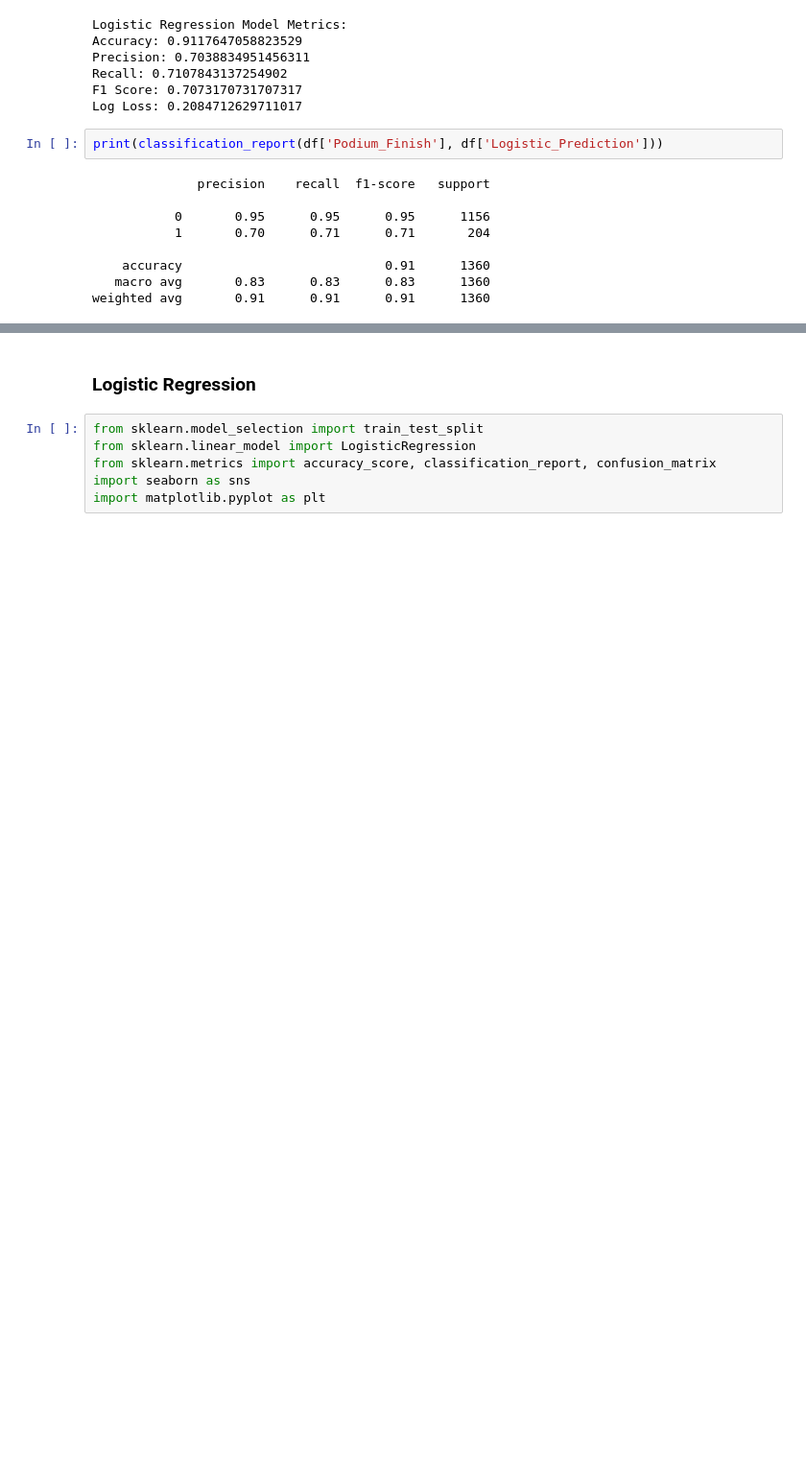
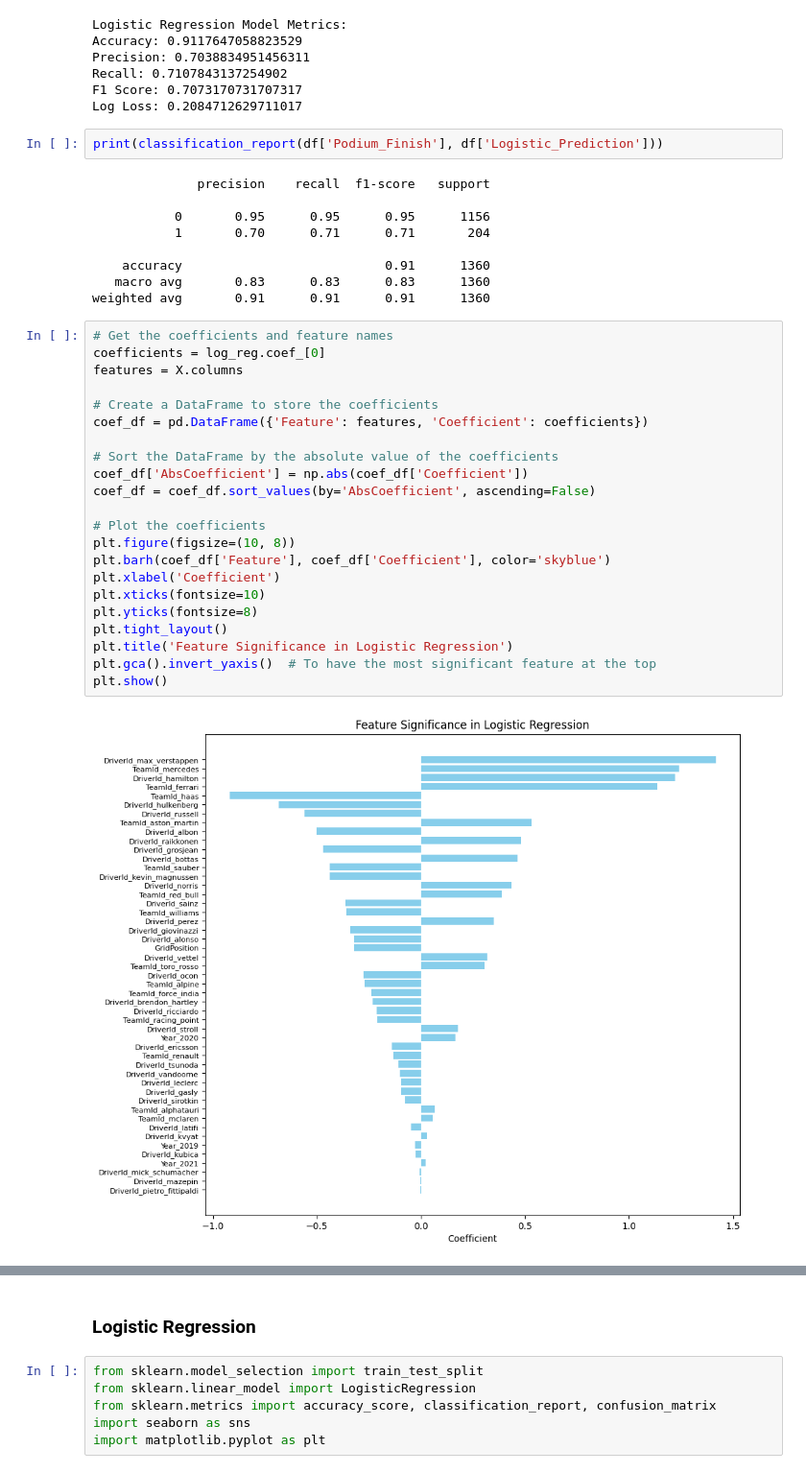
Before and after one commit to AndyZ-CYC/F1_Predictive_Models, a Jupyter notebook: Position_Predictor.ipynb, the cells around one changed output, grey strips where cells are left out. Shown: that part at 96% size. Saved outputs shown, nothing was run; the diff lists cells and outputs as text; blank space fills up the shorter version.

```diff
--- a/Position_Predictor.ipynb
+++ b/Position_Predictor.ipynb
@@ -249,3 +249,27 @@ print(classification_report(df['Podium_Finish'], df['Logistic_Prediction']))
     accuracy                           0.91      1360
    macro avg       0.83      0.83      0.83      1360
 weighted avg       0.91      0.91      0.91      1360
+# %%
+# Get the coefficients and feature names
+coefficients = log_reg.coef_[0]
+features = X.columns
+
+# Create a DataFrame to store the coefficients
+coef_df = pd.DataFrame({'Feature': features, 'Coefficient': coefficients})
+
+# Sort the DataFrame by the absolute value of the coefficients
+coef_df['AbsCoefficient'] = np.abs(coef_df['Coefficient'])
+coef_df = coef_df.sort_values(by='AbsCoefficient', ascending=False)
+
+# Plot the coefficients
+plt.figure(figsize=(10, 8))
+plt.barh(coef_df['Feature'], coef_df['Coefficient'], color='skyblue')
+plt.xlabel('Coefficient')
+plt.xticks(fontsize=10)
+plt.yticks(fontsize=8)
+plt.tight_layout()
+plt.title('Feature Significance in Logistic Regression')
+plt.gca().invert_yaxis()  # To have the most significant feature at the top
+plt.show()
+# %% [output]
+[figure, added]
```
Also changed, not shown: parts of 1 cell of this notebook.
